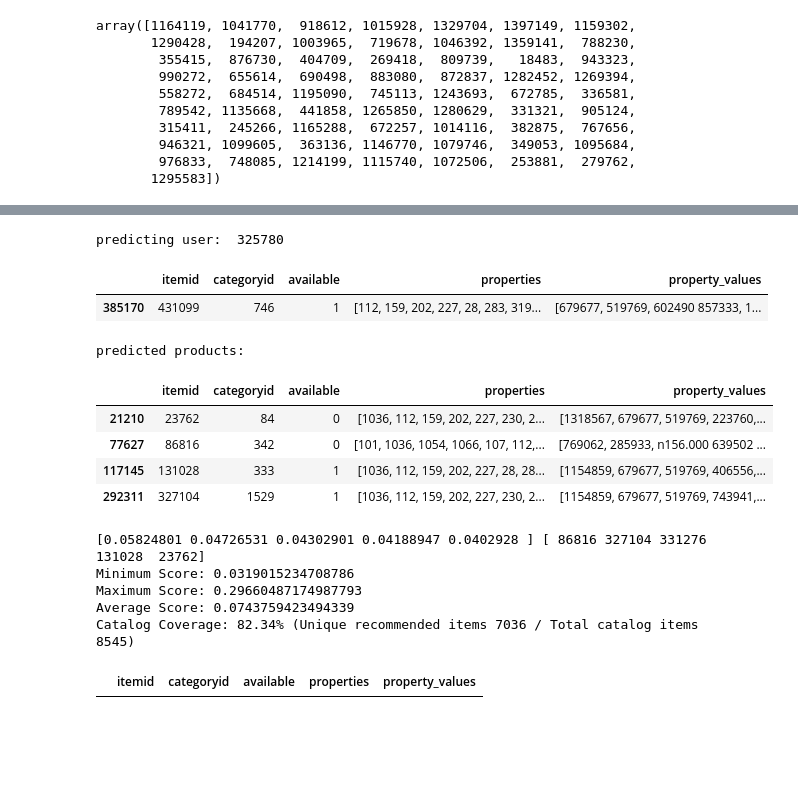
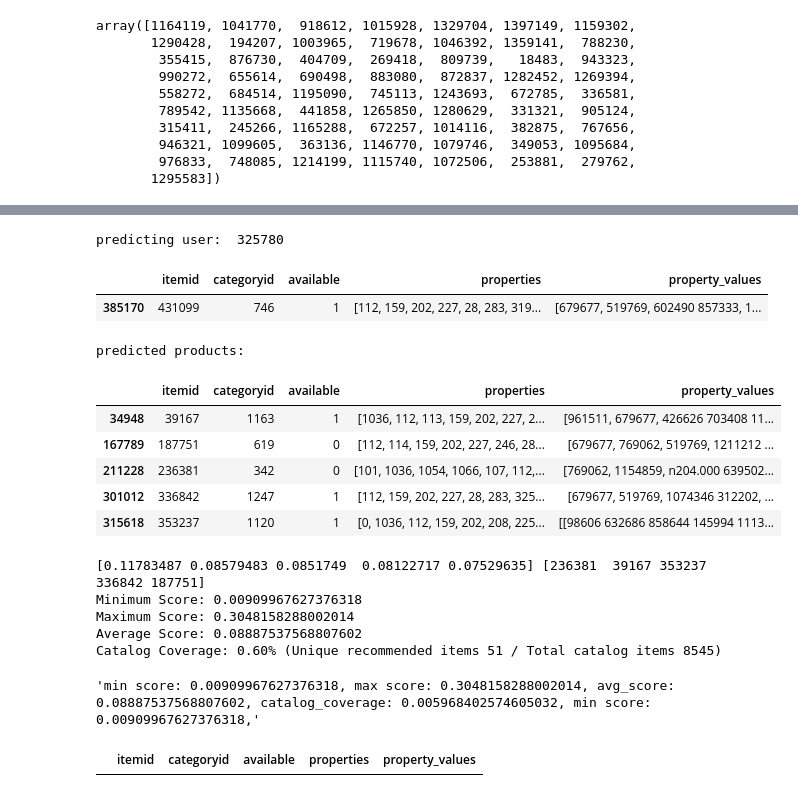
Before and after one commit to tomhuber96/master-thesis-practical-part, a Jupyter notebook: DL/retailrocket/detail_rocket_tensorflow_recommendations.ipynb, the cells around one changed output, grey strips where cells are left out. Drawn from its saved outputs; the diff is of its cells as text; code cells hidden in the pictures; blank space fills up the shorter version.

```diff
--- a/DL/retailrocket/detail_rocket_tensorflow_recommendations.ipynb
+++ b/DL/retailrocket/detail_rocket_tensorflow_recommendations.ipynb
@@ -243,11 +186,11 @@ class RetailModel(tfrs.Model):
 # %%
-model = RetailModel(item_ids_vocabulary, visitor_ids_vocabulary, embedding_dimension=128)
-model.compile(optimizer=tf.keras.optimizers.legacy.Adam(learning_rate=0.001)) # using legacy instead of tf.keras.optimizers.Adagrad, because newer version is slow on m1/m2 macs
+model = RetailModel(item_ids_vocabulary, visitor_ids_vocabulary, embedding_dimension=128, retrieval_loss_weight=1.0, ranking_loss_weight=1.0)
+model.compile(optimizer=tf.keras.optimizers.legacy.Adam(learning_rate=0.001), loss='categorical_crossentropy') # using legacy instead of tf.keras.optimizers.Adagrad, because newer version is slow on m1/m2 macs
 # %%
 # Shuffle, batch, and cache the data.
 cached_train = train.shuffle(dataset_len).batch(train_batch_size).cache()
 cached_test = test.batch(test_batch_size).cache()
 # Train the model
 # model.fit(cached_train, validation_data=cached_test, validation_freq=5, epochs=3)
-model.fit(cached_train, validation_freq=5, epochs=3)
+model.fit(cached_train, validation_freq=5, epochs=10)
 # %% [output]
@@ -416,40 +366,45 @@ def calculate_coverage_and_scores(user_ids, total_items_count, example_user_id):
         all_predicted_product_ids.extend(predicted_product_ids[0].numpy())
 
     # Calculate min, max, and average scores
     min_score = np.min(all_scores)
     max_score = np.max(all_scores)
     avg_score = np.mean(all_scores)
 
     # Calculate item coverage and catalog coverage
     num_unique_items = len(np.unique(all_predicted_product_ids))
     catalog_coverage = num_unique_items / total_items_count
 
     # Print the results
     print(f"Minimum Score: {min_score}")
     print(f"Maximum Score: {max_score}")
     print(f"Average Score: {avg_score}")
     print(f"Catalog Coverage: {catalog_coverage:.2%} (Unique recommended items {num_unique_items} / Total catalog items {total_items_count})")
 
     return min_score, max_score, avg_score, catalog_coverage, all_predicted_product_ids
 
 # Example usage
 total_items_count = len(events.itemid.unique())
 
 user_ids = events.visitorid.unique()
 test_user_id = 325780
-min_score, max_score, avg_score, catalog_coveragem, all_predicted_p_ids = calculate_coverage_and_scores(user_ids, total_items_count, test_user_id)
+min_score, max_score, avg_score, catalog_coverage, all_predicted_p_ids = calculate_coverage_and_scores(user_ids, total_items_count, test_user_id)
 # %% [output]
 predicting user:  325780
 |  | itemid | categoryid | available | properties | property_values |
 | 385170 | 431099 | 746 | 1 | [112, 159, 202, 227, 28, 283, 319... | [679677, 519769, 602490 857333, 1... |
 predicted products:
 |  | itemid | categoryid | available | properties | property_values |
-| 21210 | 23762 | 84 | 0 | [1036, 112, 159, 202, 227, 230, 2... | [1318567, 679677, 519769, 223760,... |
-| 77627 | 86816 | 342 | 0 | [101, 1036, 1054, 1066, 107, 112,... | [769062, 285933, n156.000 639502 ... |
-| 117145 | 131028 | 333 | 1 | [1036, 112, 159, 202, 227, 28, 28... | [1154859, 679677, 519769, 406556,... |
-| 292311 | 327104 | 1529 | 1 | [1036, 112, 159, 202, 227, 230, 2... | [1154859, 679677, 519769, 743941,... |
+| 34948 | 39167 | 1163 | 1 | [1036, 112, 113, 159, 202, 227, 2... | [961511, 679677, 426626 703408 11... |
+| 167789 | 187751 | 619 | 0 | [112, 114, 159, 202, 227, 246, 28... | [679677, 769062, 519769, 1211212 ... |
+| 211228 | 236381 | 342 | 0 | [101, 1036, 1054, 1066, 107, 112,... | [769062, 1154859, n204.000 639502... |
+| 301012 | 336842 | 1247 | 1 | [112, 159, 202, 227, 28, 283, 325... | [679677, 519769, 1074346 312202, ... |
+| 315618 | 353237 | 1120 | 1 | [0, 1036, 112, 159, 202, 208, 225... | [[98606 632686 858644 145994 1113... |
-[0.05824801 0.04726531 0.04302901 0.04188947 0.0402928 ] [ 86816 327104 331276 131028  23762]
-Minimum Score: 0.0319015234708786
-Maximum Score: 0.29660487174987793
-Average Score: 0.0743759423494339
-Catalog Coverage: 82.34% (Unique recommended items 7036 / Total catalog items 8545)
+[0.11783487 0.08579483 0.0851749  0.08122717 0.07529635] [236381  39167 353237 336842 187751]
+Minimum Score: 0.00909967627376318
+Maximum Score: 0.3048158288002014
+Average Score: 0.08887537568807602
+Catalog Coverage: 0.60% (Unique recommended items 51 / Total catalog items 8545)
+# %%
+display(f"min score: {min_score}, max score: {max_score}, avg_score: {avg_score}, catalog_coverage: {catalog_coverage}, min score: {min_score},")
+# %% [output]
+'min score: 0.00909967627376318, max score: 0.3048158288002014, avg_score: 0.08887537568807602, catalog_coverage: 0.005968402574605032, min score: 0.00909967627376318,'
```
Also changed, not shown: parts of 8 cells of this notebook, 1 other file.
